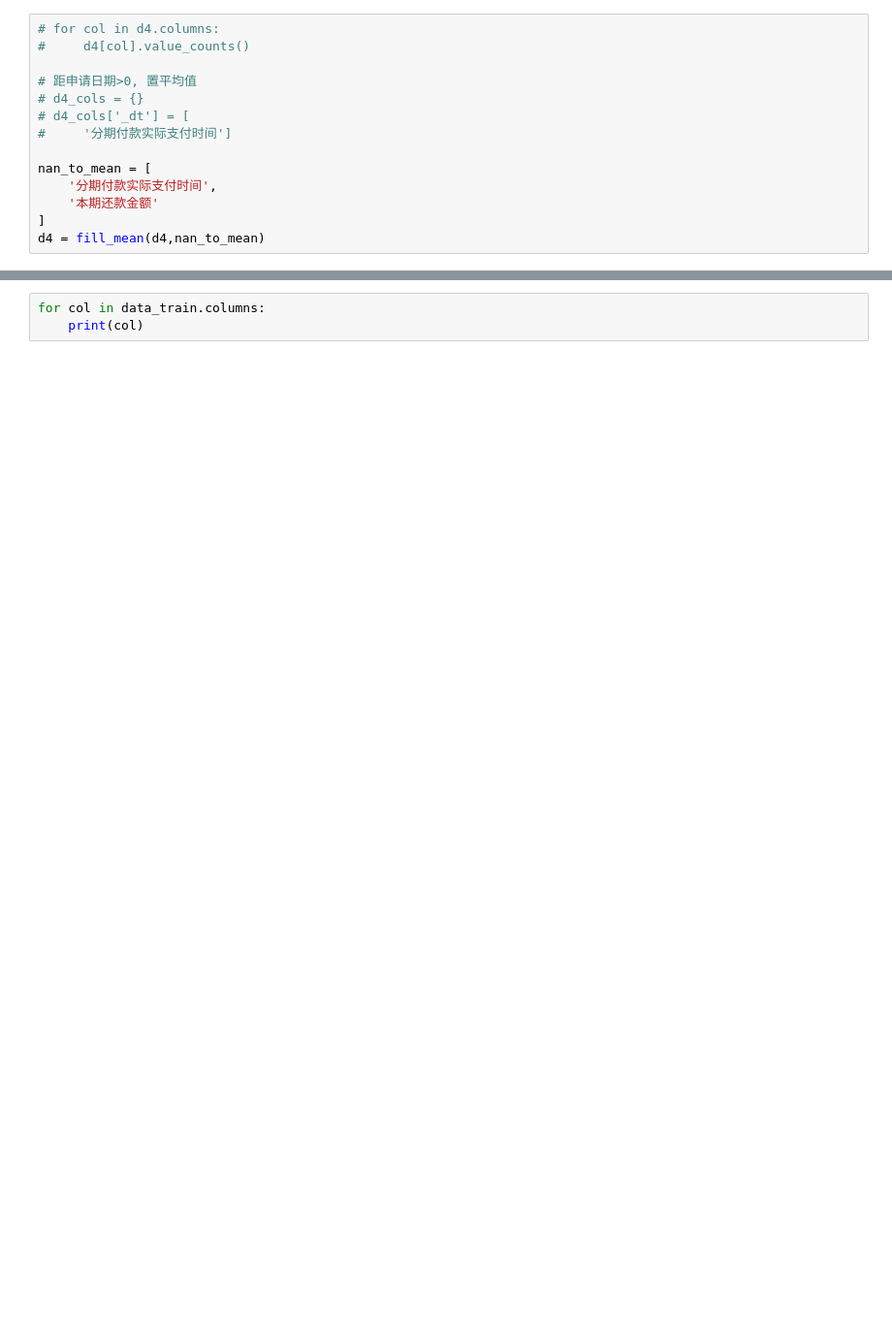
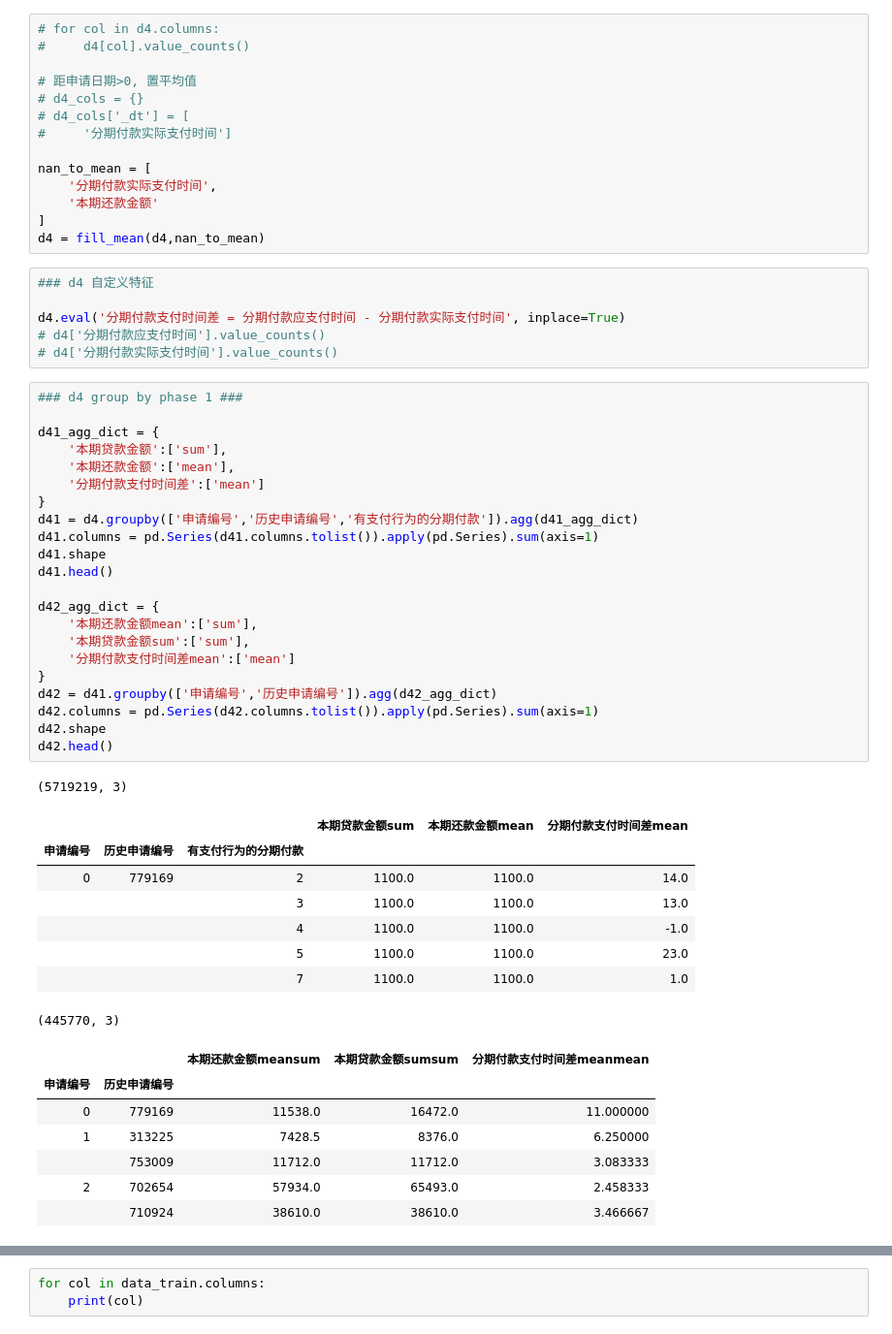
Before and after one commit to boyang-li/the-mission-cup, a Jupyter notebook: 1_feature_engineering.ipynb, the cells around one changed output, grey strips where cells are left out. Shown: that part at 97% size. Saved outputs shown, nothing was run; the diff lists cells and outputs as text; blank space fills up the shorter version.

```diff
--- a/1_feature_engineering.ipynb
+++ b/1_feature_engineering.ipynb
@@ -538,3 +692,48 @@ nan_to_mean = [
     '本期还款金额'
 ]
 d4 = fill_mean(d4,nan_to_mean)
+# %%
+### d4 自定义特征
+
+d4.eval('分期付款支付时间差 = 分期付款应支付时间 - 分期付款实际支付时间', inplace=True)
+# d4['分期付款应支付时间'].value_counts()
+# d4['分期付款实际支付时间'].value_counts()
+# %%
+### d4 group by phase 1 ###
+
+d41_agg_dict = {
+    '本期贷款金额':['sum'],
+    '本期还款金额':['mean'],
+    '分期付款支付时间差':['mean']
+}
+d41 = d4.groupby(['申请编号','历史申请编号','有支付行为的分期付款']).agg(d41_agg_dict)
+d41.columns = pd.Series(d41.columns.tolist()).apply(pd.Series).sum(axis=1)
+d41.shape
+d41.head()
+
+d42_agg_dict = {
+    '本期还款金额mean':['sum'],
+    '本期贷款金额sum':['sum'],
+    '分期付款支付时间差mean':['mean']
+}
+d42 = d41.groupby(['申请编号','历史申请编号']).agg(d42_agg_dict)
+d42.columns = pd.Series(d42.columns.tolist()).apply(pd.Series).sum(axis=1)
+d42.shape
+d42.head()
+# %% [output]
+(5719219, 3)
+|  |  |  | 本期贷款金额sum | 本期还款金额mean | 分期付款支付时间差mean |
+| 申请编号 | 历史申请编号 | 有支付行为的分期付款 |  |  |  |
+| 0 | 779169 | 2 | 1100.0 | 1100.0 | 14.0 |
+|  |  | 3 | 1100.0 | 1100.0 | 13.0 |
+|  |  | 4 | 1100.0 | 1100.0 | -1.0 |
+|  |  | 5 | 1100.0 | 1100.0 | 23.0 |
+|  |  | 7 | 1100.0 | 1100.0 | 1.0 |
+(445770, 3)
+|  |  | 本期还款金额meansum | 本期贷款金额sumsum | 分期付款支付时间差meanmean |
+| 申请编号 | 历史申请编号 |  |  |  |
+| 0 | 779169 | 11538.0 | 16472.0 | 11.000000 |
+| 1 | 313225 | 7428.5 | 8376.0 | 6.250000 |
+|  | 753009 | 11712.0 | 11712.0 | 3.083333 |
+| 2 | 702654 | 57934.0 | 65493.0 | 2.458333 |
+|  | 710924 | 38610.0 | 38610.0 | 3.466667 |
```
Also changed, not shown: parts of 21 cells of this notebook, 1 other file.
